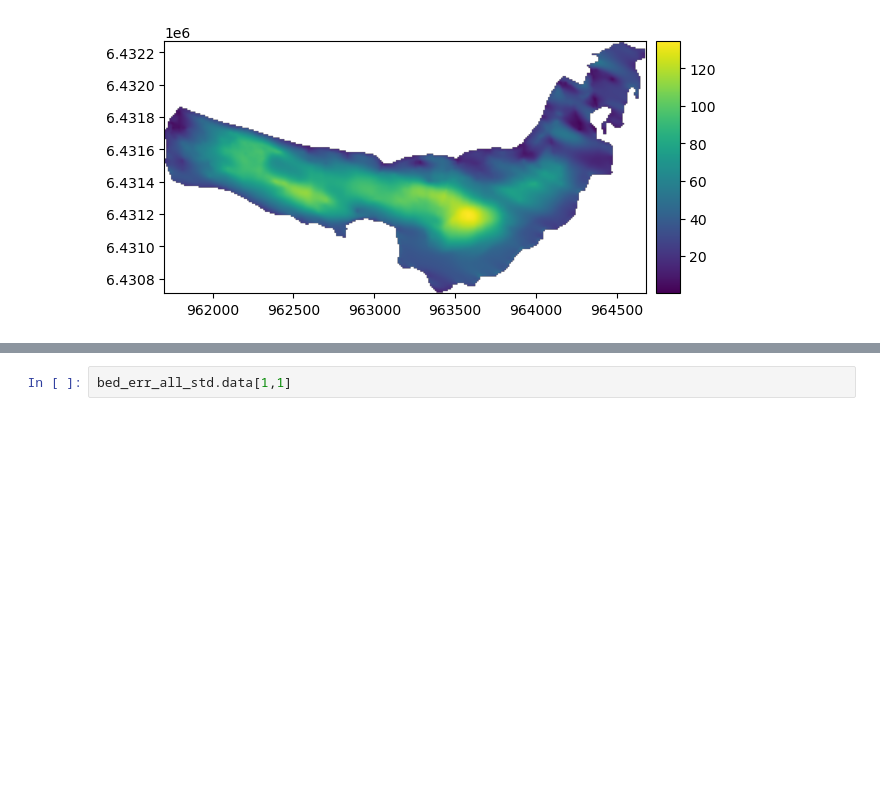
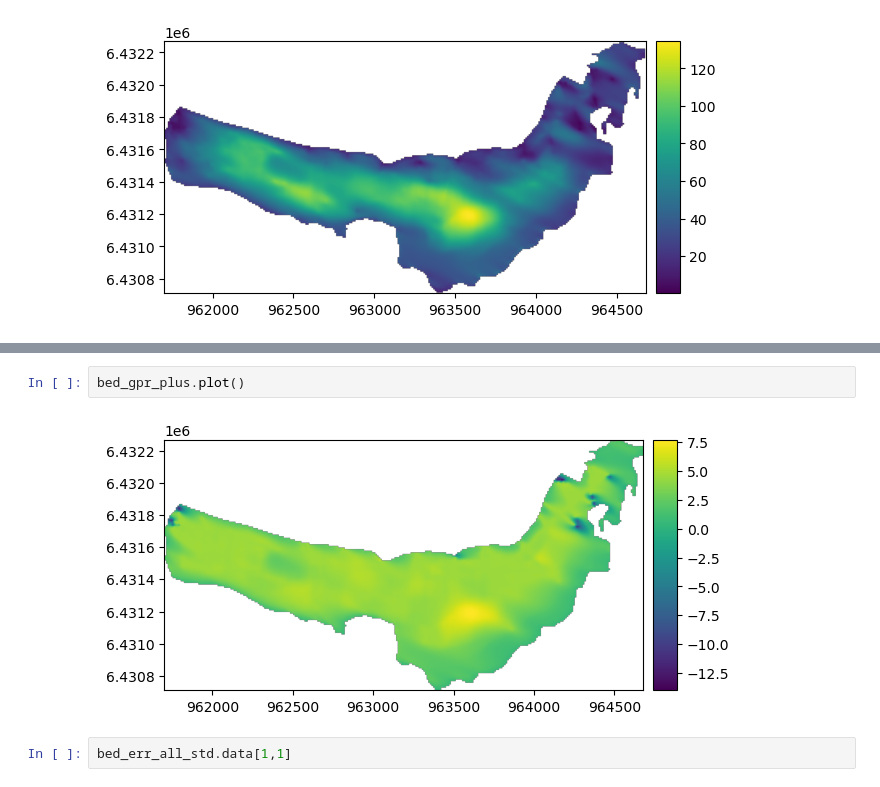
Before and after one commit to christopheogier/bonne_pierre_hydraulic_barriers, a Jupyter notebook: notebooks/DEM_handling.ipynb, the cells around one changed output, grey strips where cells are left out. Cells and saved outputs as stored; diff of their text form; blank space fills up the shorter version.

```diff
--- a/notebooks/DEM_handling.ipynb
+++ b/notebooks/DEM_handling.ipynb
@@ -88,3 +111,7 @@ Lower right corner:   964681.0, 6432269.0
+# %%
+bed_gpr_plus.plot()
+# %% [output]
+[figure, added]
 # %%
 bed_err_all_std.data[1,1]
 # %% [output]
```
Also changed, not shown: parts of 13 cells of this notebook, 4 other files.
